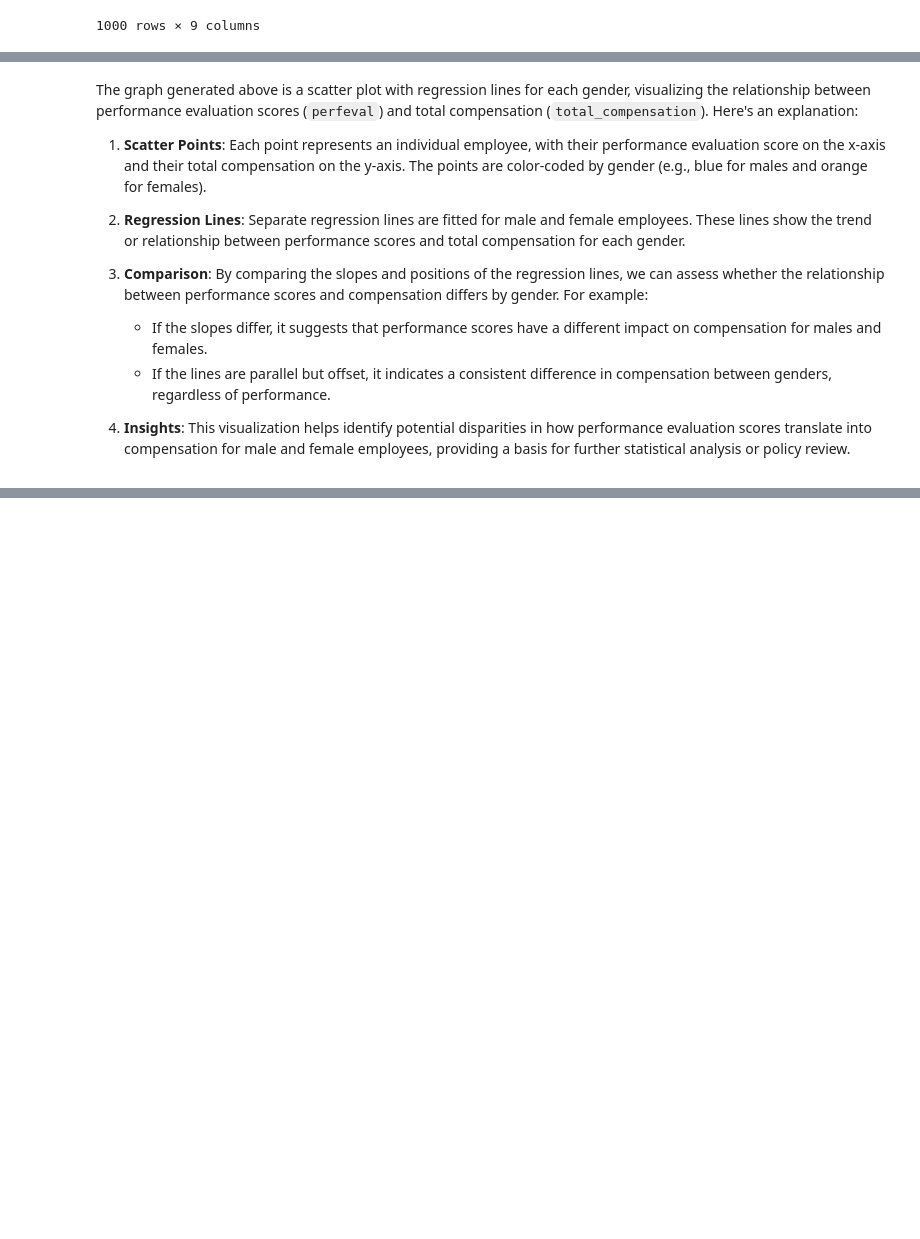
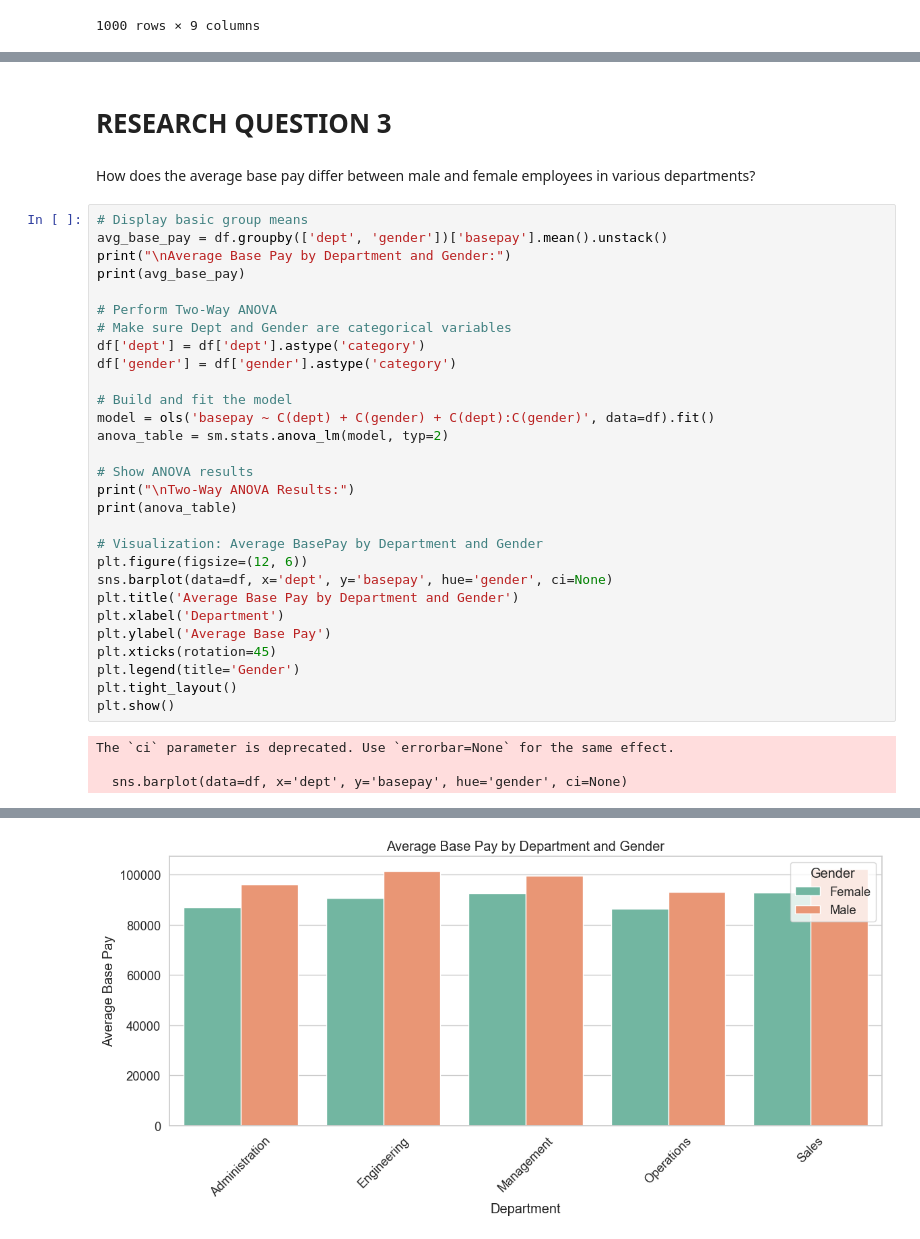
Before and after one commit to gauri-bhasin/IS445DataViz, a Jupyter notebook: paygap.ipynb, the cells around one changed output, grey strips where cells are left out. Cells and saved outputs as stored; diff of their text form; blank space fills up the shorter version.

```diff
--- a/paygap.ipynb
+++ b/paygap.ipynb
@@ -113,12 +222,37 @@ plt.show()
-# %% [markdown]
-The graph generated above is a scatter plot with regression lines for each gender, visualizing the relationship between performance evaluation scores (`perfeval`) and total compensation (`total_compensation`). Here's an explanation:
-
-1. **Scatter Points**: Each point represents an individual employee, with their performance evaluation score on the x-axis and their total compensation on the y-axis. The points are color-coded by gender (e.g., blue for males and orange for females).
-
-2. **Regression Lines**: Separate regression lines are fitted for male and female employees. These lines show the trend or relationship between performance scores and total compensation for each gender.
-
-3. **Comparison**: By comparing the slopes and positions of the regression lines, we can assess whether the relationship between performance scores and compensation differs by gender. For example:
-    - If the slopes differ, it suggests that performance scores have a different impact on compensation for males and females.
-    - If the lines are parallel but offset, it indicates a consistent difference in compensation between genders, regardless of performance.
-
-4. **Insights**: This visualization helps identify potential disparities in how performance evaluation scores translate into compensation for male and female employees, providing a basis for further statistical analysis or policy review.
+# %% [markdown]
+# RESEARCH QUESTION 3
+# %% [markdown]
+How does the average base pay differ between male and female employees in various departments?
+# %%
+# Display basic group means
+avg_base_pay = df.groupby(['dept', 'gender'])['basepay'].mean().unstack()
+print("\nAverage Base Pay by Department and Gender:")
+print(avg_base_pay)
+
+# Perform Two-Way ANOVA
+# Make sure Dept and Gender are categorical variables
+df['dept'] = df['dept'].astype('category')
+df['gender'] = df['gender'].astype('category')
+
+# Build and fit the model
+model = ols('basepay ~ C(dept) + C(gender) + C(dept):C(gender)', data=df).fit()
+anova_table = sm.stats.anova_lm(model, typ=2)
+
+# Show ANOVA results
+print("\nTwo-Way ANOVA Results:")
+print(anova_table)
+
+# Visualization: Average BasePay by Department and Gender
+plt.figure(figsize=(12, 6))
+sns.barplot(data=df, x='dept', y='basepay', hue='gender', ci=None)
+plt.title('Average Base Pay by Department and Gender')
+plt.xlabel('Department')
+plt.ylabel('Average Base Pay')
+plt.xticks(rotation=45)
+plt.legend(title='Gender')
+plt.tight_layout()
+plt.show()
+# %% [output]
+The `ci` parameter is deprecated. Use `errorbar=None` for the same effect.
+
+  sns.barplot(data=df, x='dept', y='basepay', hue='gender', ci=None)
@@ -124,0 +274 @@ The graph generated above is a scatter plot with regression lines for each gende
+[figure, added]
```
Also changed, not shown: parts of 29 cells of this notebook, 32 other files.
